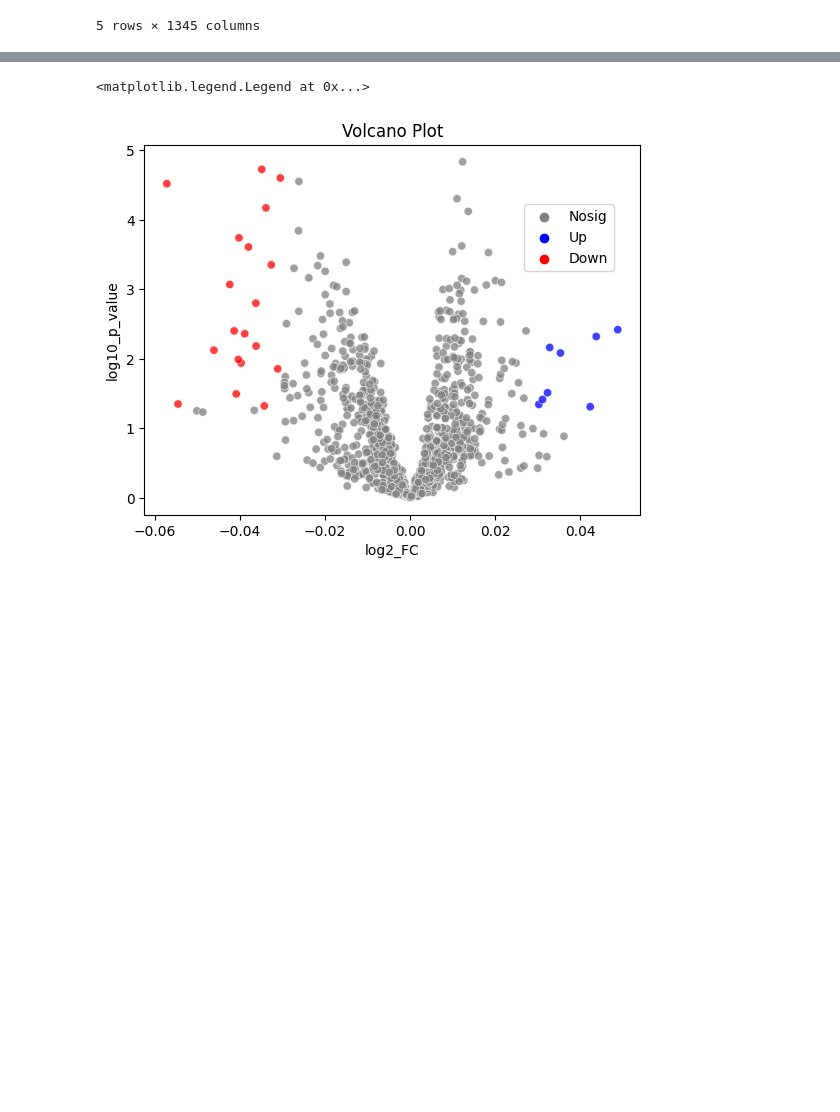
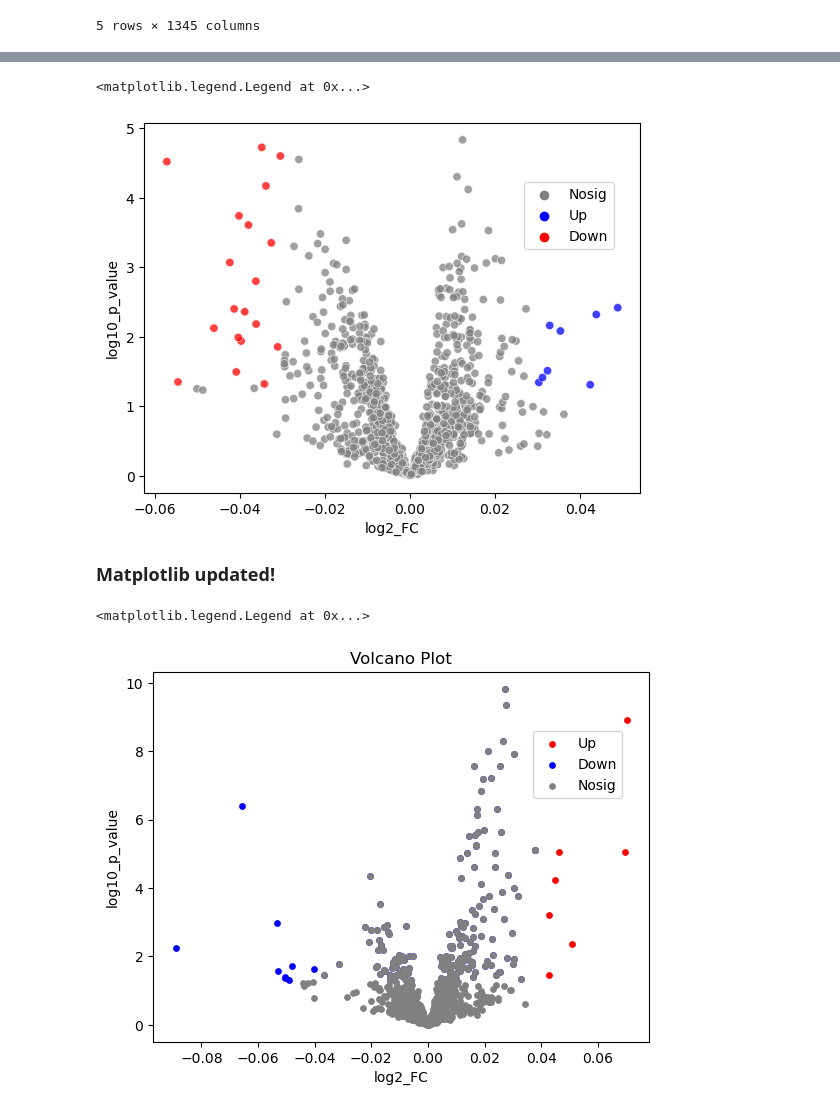
Before and after one commit to BrainPowerChemE/BrainPower, a Jupyter notebook: jupyter_notebooks/data_practice.ipynb, the cells around one changed output, grey strips where cells are left out. Drawn from its saved outputs; the diff is of its cells as text; code cells hidden in the pictures; blank space fills up the shorter version.

```diff
--- a/jupyter_notebooks/data_practice.ipynb
+++ b/jupyter_notebooks/data_practice.ipynb
@@ -153,11 +151,30 @@ colors = ["grey","blue","red"]
 
 ax=sns.scatterplot(x='log2_FC', y='log10_p_value',data=df_volcano_PD_MCI, hue='type', palette=colors, alpha=0.75)
 
-ax.set_title("Volcano Plot")
-ax.set_xlabel("log2_FC")
-ax.set_ylabel("log10_p_value")
 
 ax.legend(loc='center right', bbox_to_anchor=(0.96,0.75), ncol=1)
 # %% [output]
 <matplotlib.legend.Legend at 0x...>
-[figure, old version]
+[figure, new version]
+# %% [markdown]
+<font size=4>__Matplotlib updated!__
+# %%
+Up_AD_MCI = df_volcano_AD_MCI.loc[(df_volcano_AD_MCI.log2_FC>0.04)&(df_volcano_AD_MCI.log10_p_value>1.3)]
+Down_AD_MCI = df_volcano_AD_MCI.loc[(df_volcano_AD_MCI.log2_FC<0.04)&(df_volcano_AD_MCI.log10_p_value>1.3)]
+Nosig_AD_MCI = df_volcano_AD_MCI.loc[(abs(df_volcano_AD_MCI.log2_FC)<=0.04)|(df_volcano_AD_MCI.log10_p_value<=1.3)]
+
+fig, ax = plt.subplots()
+
+# plot the different data groups as different colors
+ax.scatter(Up_AD_MCI['log2_FC'], Up_AD_MCI['log10_p_value'], color='red', label='Up', s=15)
+ax.scatter(Down_AD_MCI['log2_FC'], Down_AD_MCI['log10_p_value'], color='blue', label='Down', s=15)
+ax.scatter(Nosig_AD_MCI['log2_FC'], Nosig_AD_MCI['log10_p_value'], color='grey', label='Nosig', s=15)
+
+ax.set_title("Volcano Plot")
+ax.set_xlabel("log2_FC")
+ax.set_ylabel("log10_p_value")
+
+ax.legend(loc='center right', bbox_to_anchor=(0.96,0.75), ncol=1)
+# %% [output]
+<matplotlib.legend.Legend at 0x...>
+[figure, added]
```
Also changed, not shown: parts of 9 cells of this notebook.
